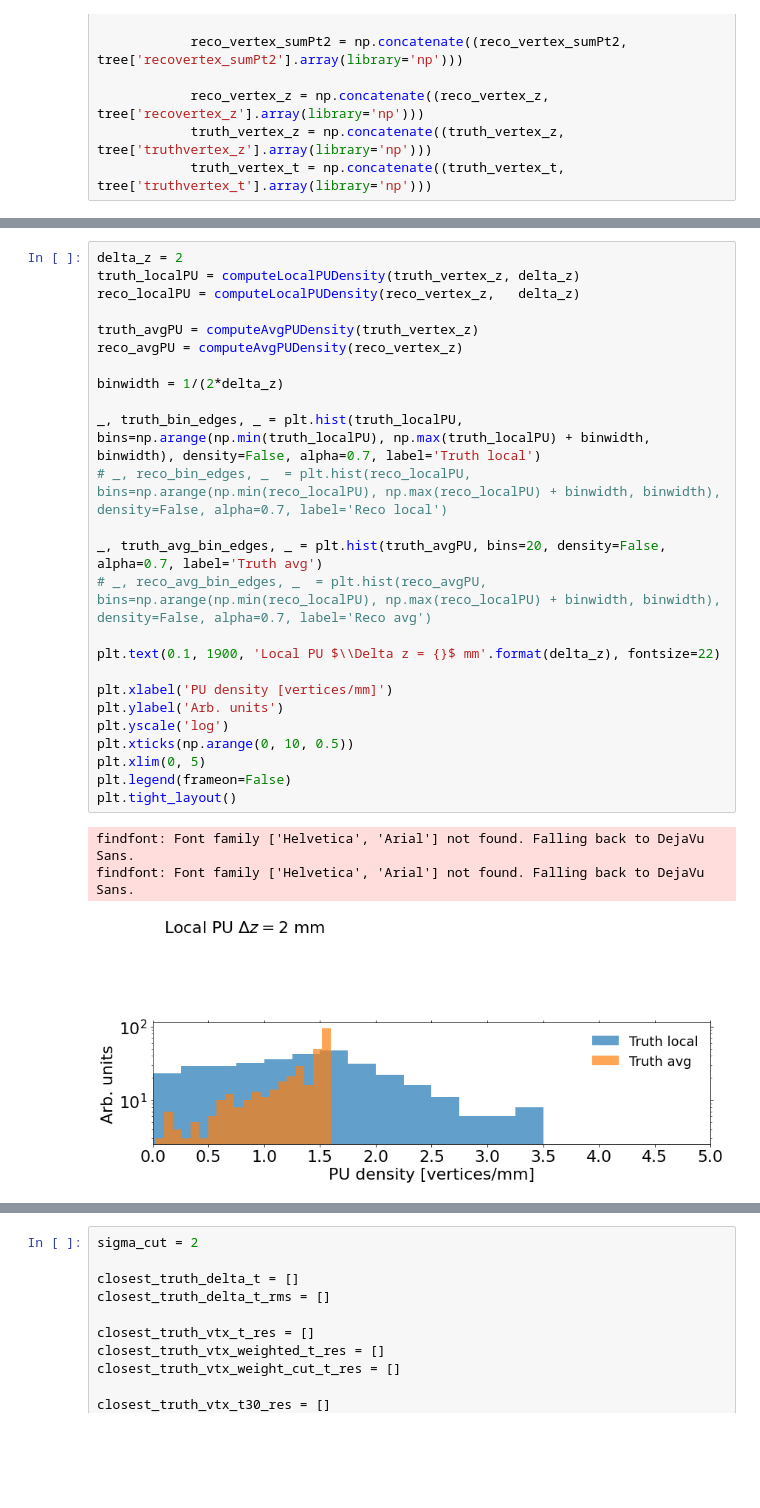
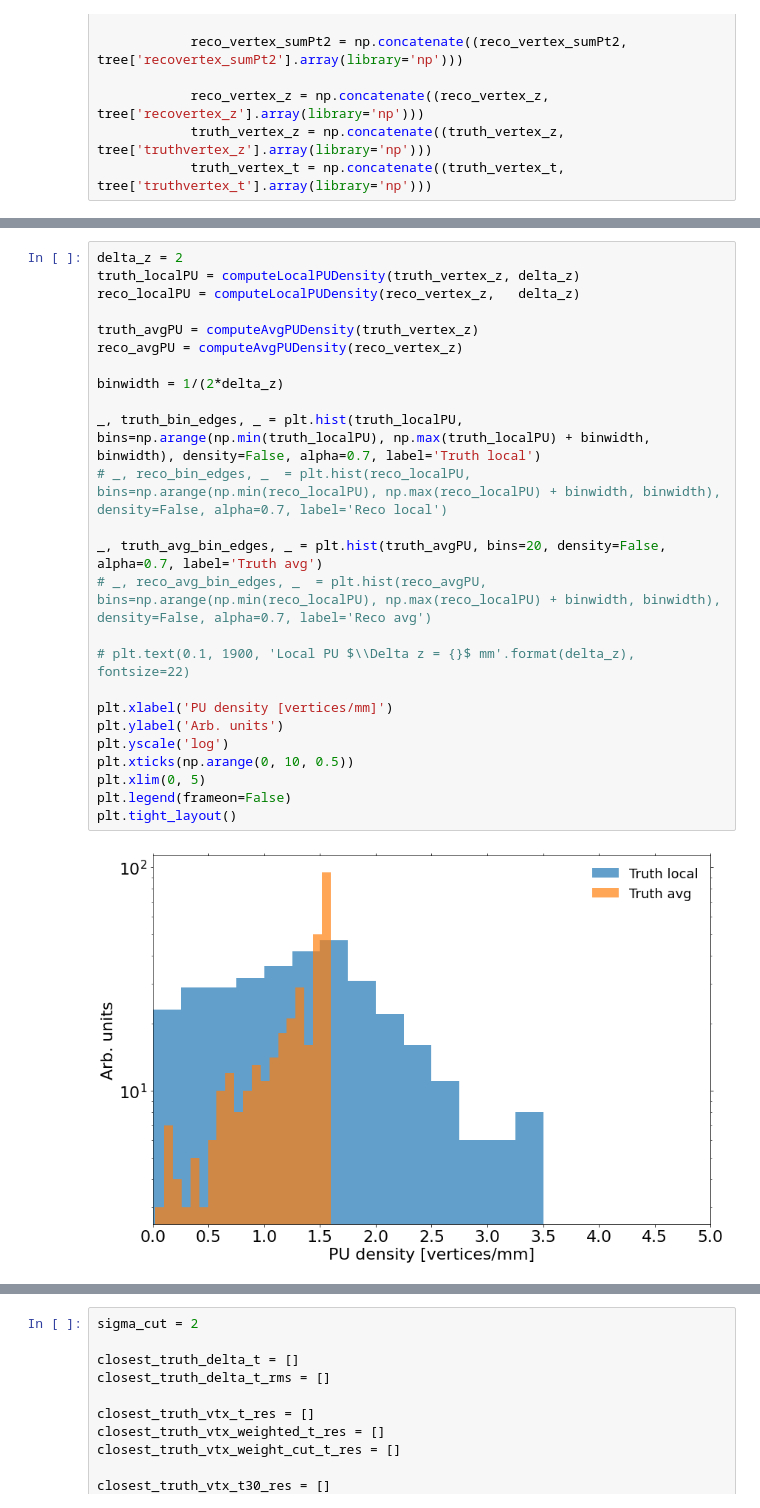
Before and after one commit to ttlindkvist/4DTracking, a Jupyter notebook: pileup_t.ipynb, the cells around one changed output, grey strips where cells are left out. Cells and saved outputs as stored; diff of their text form; blank space fills up the shorter version.

```diff
--- a/pileup_t.ipynb
+++ b/pileup_t.ipynb
@@ -64,30 +93,28 @@ for file in files:
 # %%
 delta_z = 2
 truth_localPU = computeLocalPUDensity(truth_vertex_z, delta_z)
 reco_localPU = computeLocalPUDensity(reco_vertex_z,   delta_z)
 
 truth_avgPU = computeAvgPUDensity(truth_vertex_z)
 reco_avgPU = computeAvgPUDensity(reco_vertex_z)
 
 binwidth = 1/(2*delta_z)
 
 _, truth_bin_edges, _ = plt.hist(truth_localPU, bins=np.arange(np.min(truth_localPU), np.max(truth_localPU) + binwidth, binwidth), density=False, alpha=0.7, label='Truth local')
 # _, reco_bin_edges, _  = plt.hist(reco_localPU,  bins=np.arange(np.min(reco_localPU), np.max(reco_localPU) + binwidth, binwidth), density=False, alpha=0.7, label='Reco local')
 
 _, truth_avg_bin_edges, _ = plt.hist(truth_avgPU, bins=20, density=False, alpha=0.7, label='Truth avg')
 # _, reco_avg_bin_edges, _  = plt.hist(reco_avgPU,  bins=np.arange(np.min(reco_localPU), np.max(reco_localPU) + binwidth, binwidth), density=False, alpha=0.7, label='Reco avg')
 
-plt.text(0.1, 1900, 'Local PU $\\Delta z = {}$ mm'.format(delta_z), fontsize=22)
+# plt.text(0.1, 1900, 'Local PU $\\Delta z = {}$ mm'.format(delta_z), fontsize=22)
 
 plt.xlabel('PU density [vertices/mm]')
 plt.ylabel('Arb. units')
 plt.yscale('log')
 plt.xticks(np.arange(0, 10, 0.5))
 plt.xlim(0, 5)
 plt.legend(frameon=False)
 plt.tight_layout()
 # %% [output]
-findfont: Font family ['Helvetica', 'Arial'] not found. Falling back to DejaVu Sans.
-findfont: Font family ['Helvetica', 'Arial'] not found. Falling back to DejaVu Sans.
-[figure, old version]
+[figure, new version]
 # %%
```
Also changed, not shown: parts of 10 cells of this notebook, 3 other files.
